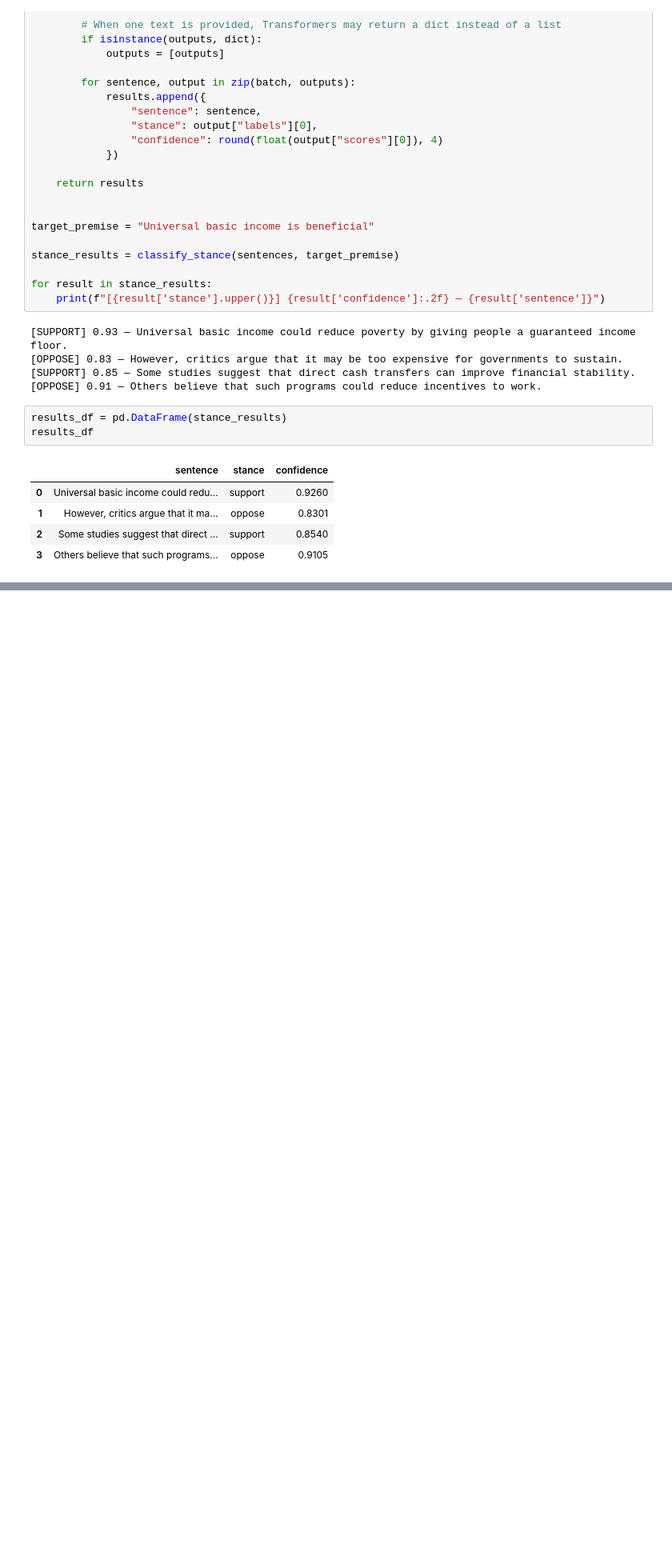
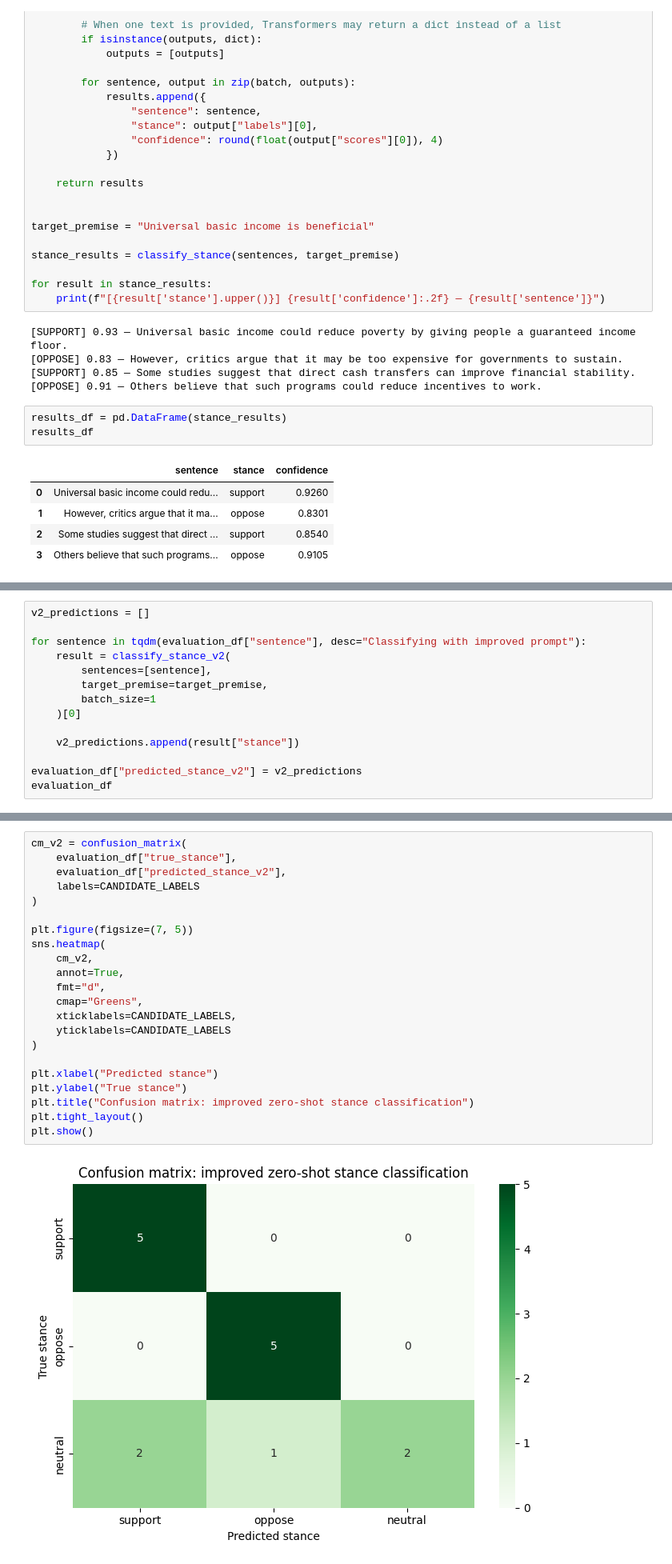
Before and after one commit to souha24-ctrl/discursive-stance-analyzer, a Jupyter notebook: stance_analyzer.ipynb, the cells around one changed output, grey strips where cells are left out. Shown at 80% size. Saved outputs shown, nothing was run; the diff lists cells and outputs as text; blank space fills up the shorter version.

```diff
--- a/stance_analyzer.ipynb
+++ b/stance_analyzer.ipynb
@@ -174,0 +503,14 @@ results_df
+# %%
+v2_predictions = []
+
+for sentence in tqdm(evaluation_df["sentence"], desc="Classifying with improved prompt"):
+    result = classify_stance_v2(
+        sentences=[sentence],
+        target_premise=target_premise,
+        batch_size=1
+    )[0]
+
+    v2_predictions.append(result["stance"])
+
+evaluation_df["predicted_stance_v2"] = v2_predictions
+evaluation_df
@@ -174,0 +589,24 @@ results_df
+# %%
+cm_v2 = confusion_matrix(
+    evaluation_df["true_stance"],
+    evaluation_df["predicted_stance_v2"],
+    labels=CANDIDATE_LABELS
+)
+
+plt.figure(figsize=(7, 5))
+sns.heatmap(
+    cm_v2,
+    annot=True,
+    fmt="d",
+    cmap="Greens",
+    xticklabels=CANDIDATE_LABELS,
+    yticklabels=CANDIDATE_LABELS
+)
+
+plt.xlabel("Predicted stance")
+plt.ylabel("True stance")
+plt.title("Confusion matrix: improved zero-shot stance classification")
+plt.tight_layout()
+plt.show()
+# %% [output]
+[figure, added]
```
Also changed, not shown: parts of 49 cells of this notebook.
